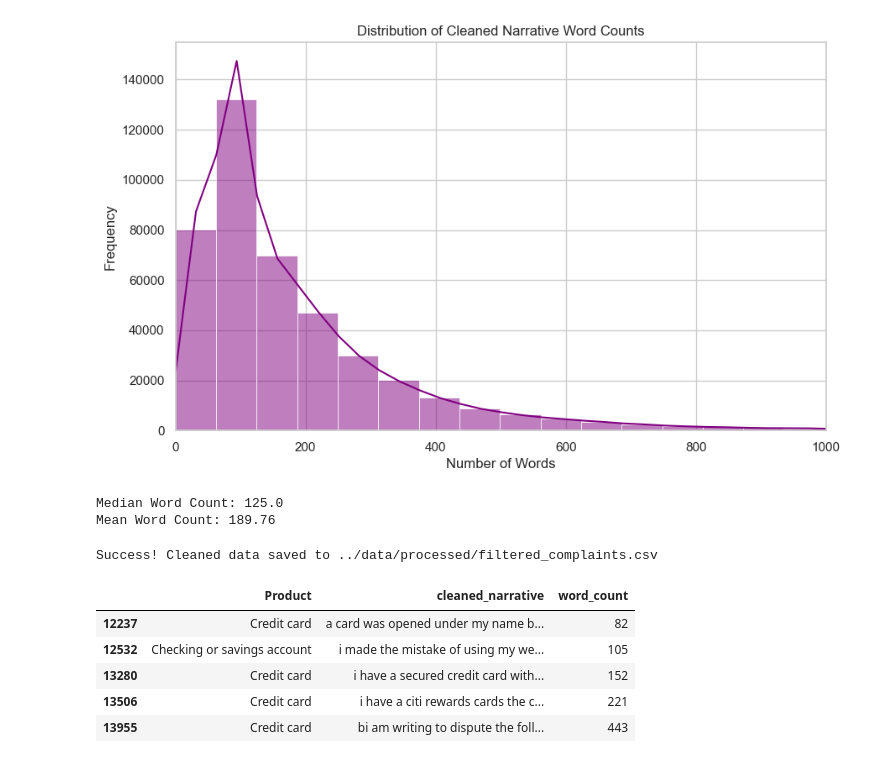
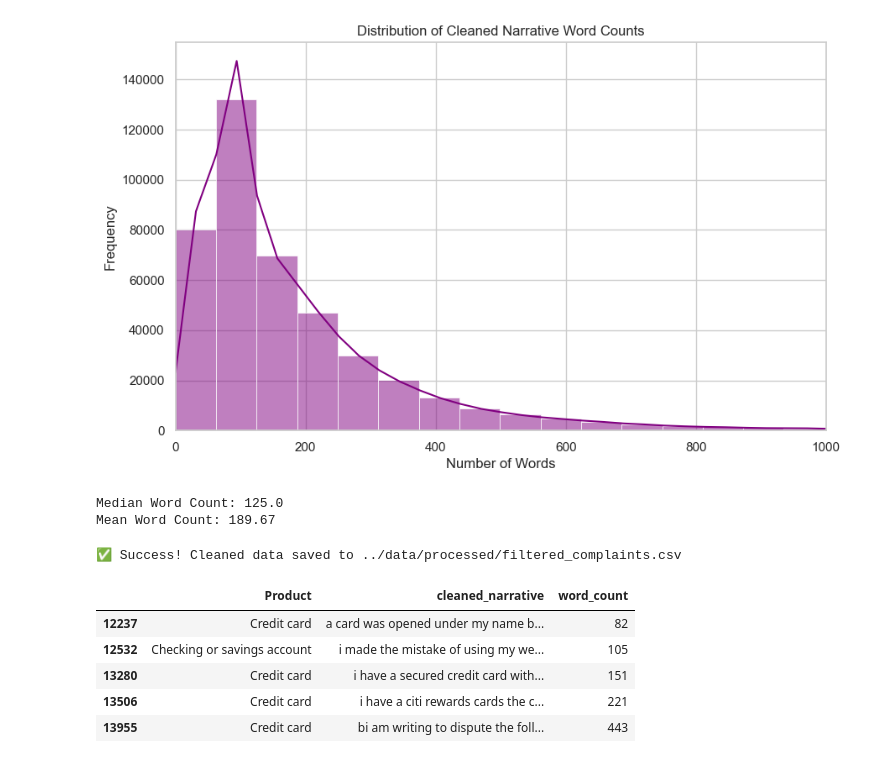
Before and after one commit to zemicahel/Rag_complaint_chatbot, a Jupyter notebook: notebooks/Task01_eda.ipynb, the cells around one changed output. Drawn from its saved outputs; the diff is of its cells as text; code cells hidden in the pictures.

```diff
--- a/notebooks/Task01_eda.ipynb
+++ b/notebooks/Task01_eda.ipynb
@@ -17,10 +13,9 @@ sns.set_theme(style="whitegrid")
 # %%
-# Replace 'data/complaints.csv' with your actual path
-file_path = '../data/raw/complaints.csv'
+RAW_DATA_PATH = '../data/raw/complaints.csv'
+PROCESSED_DATA_DIR = '../data/processed'
+PROCESSED_DATA_PATH = os.path.join(PROCESSED_DATA_DIR, 'filtered_complaints.csv')
 
-# We use low_memory=False to handle the large dataset efficiently
-print("Loading data... this may take a minute.")
-df = pd.read_csv(file_path, low_memory=False)
+os.makedirs(PROCESSED_DATA_DIR, exist_ok=True)
 
-print(f"Dataset Loaded. Shape: {df.shape}")
-df.head()
+sns.set_theme(style="whitegrid")
+%matplotlib inline
@@ -128,31 +129,34 @@ Cleaning narratives... this may take a few minutes.
 # %%
-plt.figure(figsize=(10, 6))
-sns.histplot(df_filtered['word_count'], bins=100, color='purple', kde=True)
-plt.title('Distribution of Cleaned Narrative Word Counts')
-plt.xlabel('Number of Words')
-plt.ylabel('Frequency')
-# Limit x-axis to 1000 to see the bulk of the data better
-plt.xlim(0, 1000)
-plt.show()
-
-print(f"Median Word Count: {df_filtered['word_count'].median()}")
-print(f"Mean Word Count: {df_filtered['word_count'].mean():.2f}")
+tqdm.pandas(desc="Cleaning narratives")
+df_filtered['cleaned_narrative'] = df_filtered['Consumer complaint narrative'].progress_apply(clean_narrative)
-# %% [output]
-[figure, removed]
-Median Word Count: 125.0
-Mean Word Count: 189.76
 # %%
-output_path = '../data/processed/filtered_complaints.csv'
-df_filtered.to_csv(output_path, index=False)
-print(f"Success! Cleaned data saved to {output_path}")
+df_filtered['word_count'] = df_filtered['cleaned_narrative'].apply(lambda x: len(x.split()))
 
-# Display a sample of the final work
-df_filtered[['Product', 'cleaned_narrative', 'word_count']].head()
+plt.figure(figsize=(10, 6))
+sns.histplot(df_filtered['word_count'], bins=100, color='purple', kde=True)
+plt.title('Distribution of Cleaned Narrative Word Counts')
+plt.xlabel('Number of Words')
+plt.ylabel('Frequency')
+plt.xlim(0, 1000)
+plt.show()
+
+print(f"Median Word Count: {df_filtered['word_count'].median()}")
+print(f"Mean Word Count: {df_filtered['word_count'].mean():.2f}")
 # %% [output]
+[figure, added]
-Success! Cleaned data saved to ../data/processed/filtered_complaints.csv
+Median Word Count: 125.0
+Mean Word Count: 189.67
-|  | Product | cleaned_narrative | word_count |
-| 12237 | Credit card | a card was opened under my name b... | 82 |
-| 12532 | Checking or savings account | i made the mistake of using my we... | 105 |
-| 13280 | Credit card | i have a secured credit card with... | 152 |
-| 13506 | Credit card | i have a citi rewards cards the c... | 221 |
-| 13955 | Credit card | bi am writing to dispute the foll... | 443 |
+# %%
+df_filtered.to_csv(PROCESSED_DATA_PATH, index=False)
+print(f"✅ Success! Cleaned data saved to {PROCESSED_DATA_PATH}")
+# %% [output]
+✅ Success! Cleaned data saved to ../data/processed/filtered_complaints.csv
+# %%
+display(df_filtered[['Product', 'cleaned_narrative', 'word_count']].head())
+# %% [output]
+|  | Product | cleaned_narrative | word_count |
+| 12237 | Credit card | a card was opened under my name b... | 82 |
+| 12532 | Checking or savings account | i made the mistake of using my we... | 105 |
+| 13280 | Credit card | i have a secured credit card with... | 151 |
+| 13506 | Credit card | i have a citi rewards cards the c... | 221 |
+| 13955 | Credit card | bi am writing to dispute the foll... | 443 |
```
Also changed, not shown: parts of 6 cells of this notebook, 3 other files.
